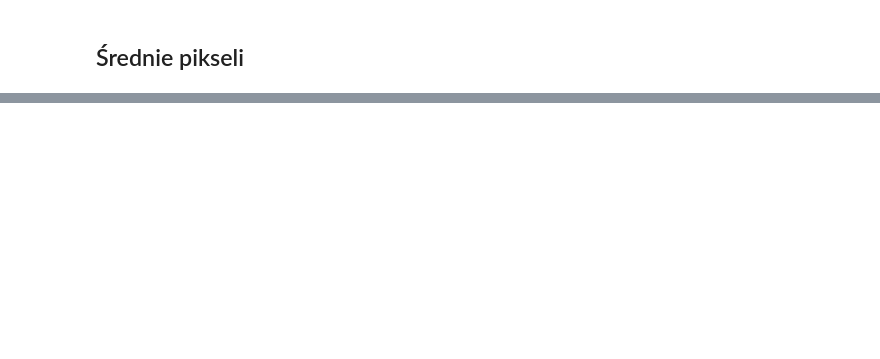
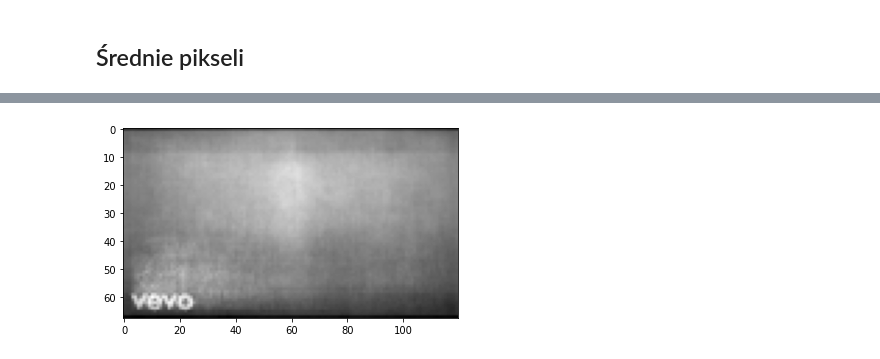
Before and after one commit to DominikKossinski/PED, a Jupyter notebook: PED_2_work_in_progress.ipynb, the cells around one changed output, grey strips where cells are left out. Saved outputs shown, nothing was run; the diff lists cells and outputs as text; code cells hidden in the pictures; blank space fills up the shorter version.

```diff
--- a/PED_2_work_in_progress.ipynb
+++ b/PED_2_work_in_progress.ipynb
@@ -347,2 +349,85 @@ KeyboardInterrupt:
 # %% [markdown]
 ## Średnie pikseli
+# %%
+grays = []
+colors = []
+hsvs = []
+for index in range(gb_images.shape[0]):
+# for index in range(100):
+    if not gb_images["error"].iloc[index][0]:
+        image_path = gb_images["thumbnail_path"].iloc[index][0]
+        img = cv2.imread(image_path)
+        if img.shape[:2] != (90,120): continue
+        img = img[11:-11,:]
+        hsv = cv2.cvtColor(img, cv2.COLOR_BGR2HSV)
+        gray = cv2.cvtColor(img, cv2.COLOR_BGR2GRAY)
+        grays.append(gray)
+#         img = cv2.cvtColor(img, cv2.COLOR_BGR2RGB)
+        colors.append([img[:,:,0],img[:,:,1],img[:,:,2]])
+        hsvs.append([hsv[:,:,0],hsv[:,:,1],hsv[:,:,2]])
+
+
+color = list(zip(*colors))
+color_mean = [np.mean(x, axis = 0) for x in color]
+color_median = [np.median(x, axis = 0) for x in color]
+# color_median = [np.median(x, axis = 0) for x in colors]
+# color_mean = color_mean.reshape(90,120,3)
+color_new = np.zeros((68,120,3),np.uint8)
+color_new[:,:,0] = color_mean[0]
+color_new[:,:,1] = color_mean[1]
+color_new[:,:,2] = color_mean[2]
+
+color_new2 = np.zeros((68,120,3),np.uint8)
+color_new2[:,:,0] = color_median[0]
+color_new2[:,:,1] = color_median[1]
+color_new2[:,:,2] = color_median[2]
+
+
+
+hsv = list(zip(*hsvs))
+hsv_mean = [np.mean(x, axis = 0) for x in hsv]
+hsv_median = [np.median(x, axis = 0) for x in hsv]
+
+hsv_new = np.zeros((68,120,3),np.uint8)
+hsv_new[:,:,0] = hsv_mean[0]
+hsv_new[:,:,1] = hsv_mean[1]
+hsv_new[:,:,2] = hsv_mean[2]
+
+hsv_new2 = np.zeros((68,120,3),np.uint8)
+hsv_new2[:,:,0] = hsv_median[0]
+hsv_new2[:,:,1] = hsv_median[1]
+hsv_new2[:,:,2] = hsv_median[2]
+
+
+# color_mean = np.mean(grays, axis = 0)
+means = [np.mean(x) for x in color_mean]
+print(means) # rgb
+medians = [np.median(x) for x in color_median]
+print(medians) # rgb
+# stds = [np.std(x) for x in color_mean]
+# print(stds) # rgb
+
+hmeans = [np.mean(x) for x in hsv_mean]
+print(hmeans) # hsv
+hmedians = [np.median(x) for x in hsv_median]
+print(hmedians) # hsv
+
+
+gray_mean = np.mean(grays, axis = 0)
+gray_med = np.median(grays, axis = 0)
+
+plt.imshow(gray_mean, 'gray')
+plt.show()
+plt.imshow(gray_med, 'gray')
+plt.show()
+# print(colors[1].shape)
+plt.imshow(color_new)
+plt.show()
+plt.imshow(color_new2)
+plt.show()
+
+plt.imshow(hsv_new)
+plt.show()
+plt.imshow(hsv_new2)
+plt.show()
+# %% [output]
@@ -348,0 +438 @@ KeyboardInterrupt:
+[figure, added]
```
Also changed, not shown: parts of 4 cells of this notebook.
